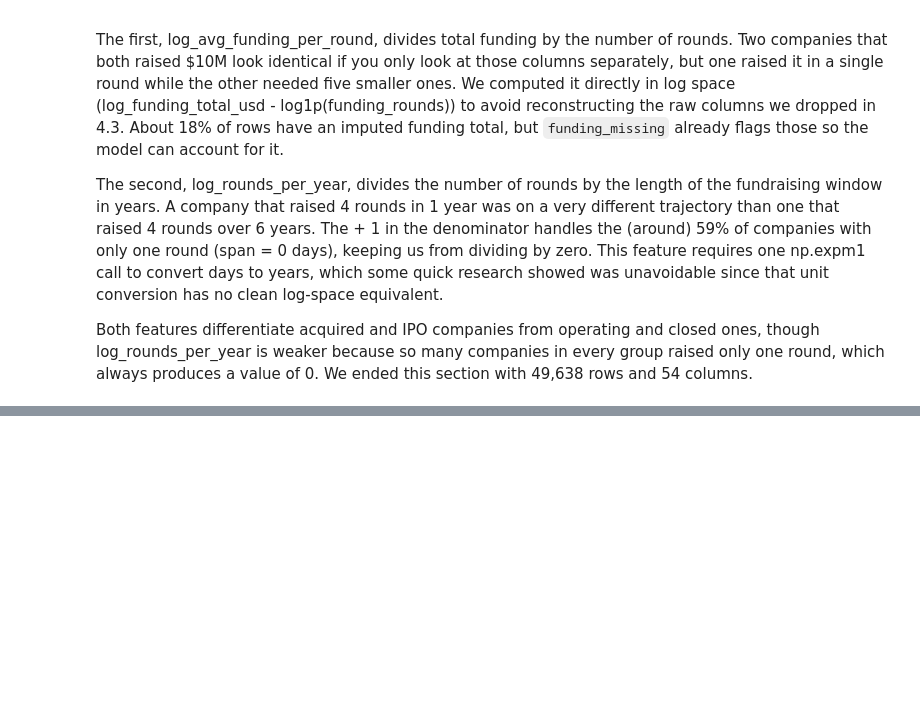
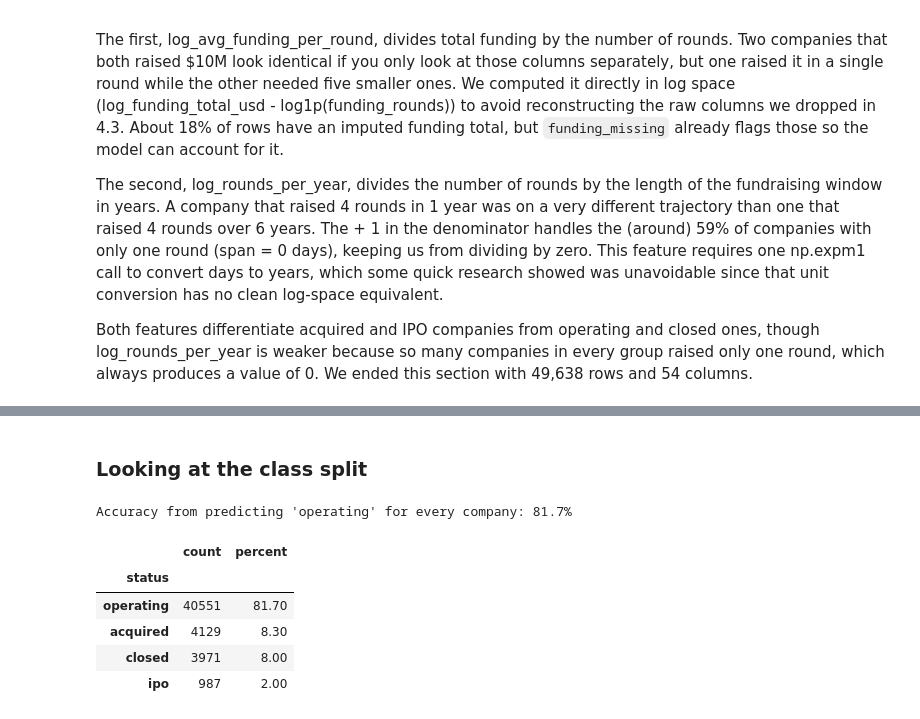
Before and after one commit to Hughes-Tyler/AnalyticsCapstone, a Jupyter notebook: notebooks/main.ipynb, the cells around one changed output, grey strips where cells are left out. Saved outputs shown, nothing was run; the diff lists cells and outputs as text; code cells hidden in the pictures; blank space fills up the shorter version.

```diff
--- a/notebooks/main.ipynb
+++ b/notebooks/main.ipynb
@@ -1049,0 +1054,21 @@ Both features differentiate acquired and IPO companies from operating and closed
+# %% [markdown]
+### Looking at the class split
+# %%
+status_labels = {0: 'operating', 1: 'acquired', 2: 'closed', 3: 'ipo'}
+
+class_table = pd.DataFrame({
+    'count': df['status'].value_counts().sort_index(),
+    'percent': (df['status'].value_counts(normalize=True).sort_index() * 100).round(1)
+})
+class_table.index = class_table.index.map(status_labels)
+
+print(f"Accuracy from predicting 'operating' for every company: {class_table.loc['operating', 'percent']}%")
+class_table
+# %% [output]
+Accuracy from predicting 'operating' for every company: 81.7%
+|  | count | percent |
+| status |  |  |
+| operating | 40551 | 81.70 |
+| acquired | 4129 | 8.30 |
+| closed | 3971 | 8.00 |
+| ipo | 987 | 2.00 |
```
Also changed, not shown: parts of 11 cells of this notebook.
